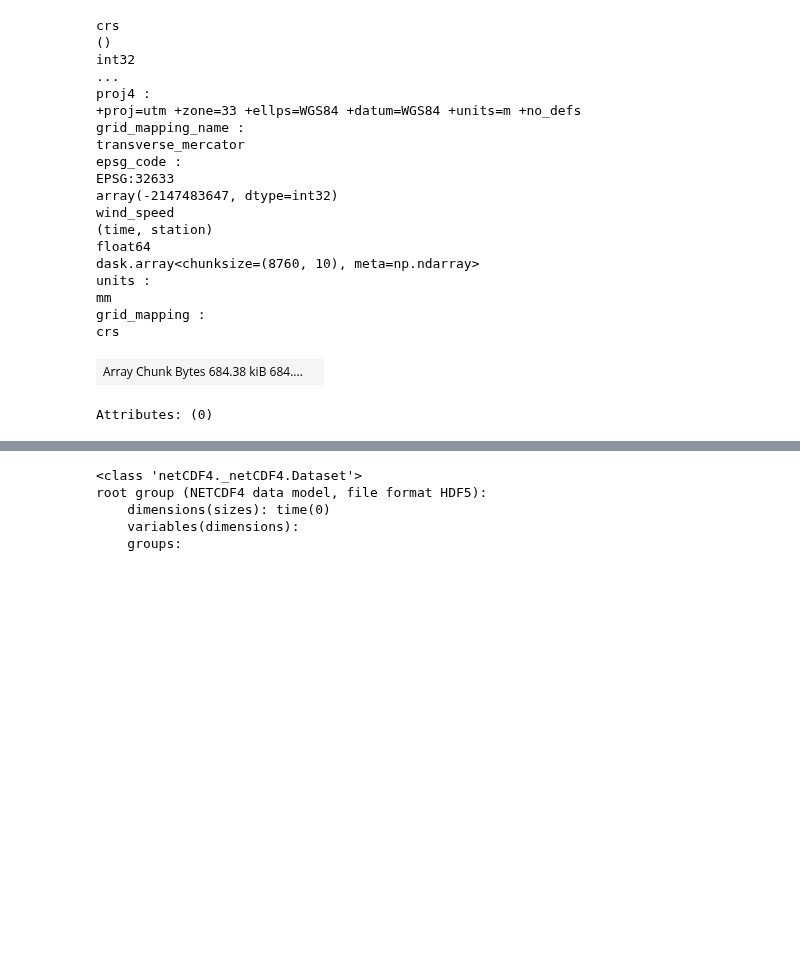
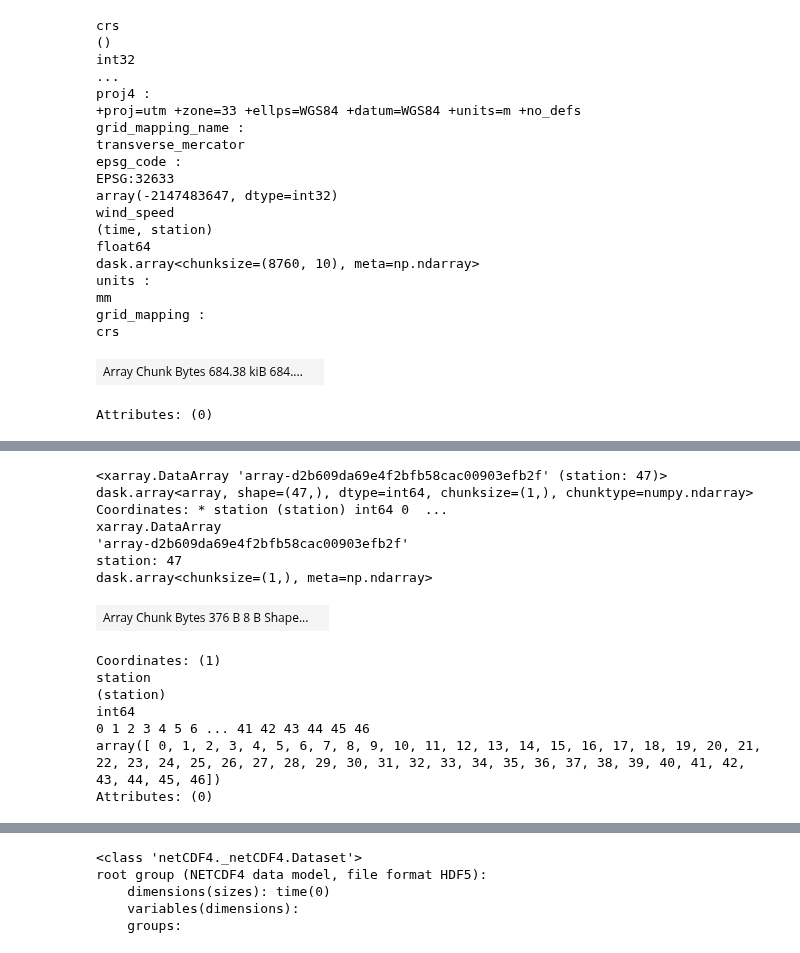
Before and after one commit to jacobqs/MST-Himalaya, a Jupyter notebook: explore_data.ipynb, the cells around one changed output, grey strips where cells are left out. Saved outputs shown, nothing was run; the diff lists cells and outputs as text; code cells hidden in the pictures; blank space fills up the shorter version.

```diff
--- a/explore_data.ipynb
+++ b/explore_data.ipynb
@@ -36,6 +41,7 @@ swdown = xr.open_mfdataset(swdown_path)
 tair = xr.open_mfdataset(tair_path)
 wind = xr.open_mfdataset(wind_path)
 cell_data = xr.open_mfdataset(cell_data_path)
+asurf = xr.open_mfdataset(asurf_path)
 
 discharge_test = xr.open_mfdataset(discharge_test_path)
 relhum_test = xr.open_mfdataset(relhum_test_path)
@@ -158,0 +133,24 @@ The dataset is distributed under the Licence to Use Copernicus Products. The cor
+# %%
+## Make dataset where lat, lon have the same dimensions
+
+asurf = asurf.sel(lon = asurf.lon.values[11:58])
+
+## Extract lat and lon
+
+lon = asurf.lon.values
+lat = asurf.lat.values
+
+
+## Find UTM CRS
+utm_crs_list = query_utm_crs_info(
+    datum_name="WGS 84",
+    area_of_interest=AreaOfInterest(
+        west_lon_degree=np.min(lon),
+        south_lat_degree=np.min(lat),
+        east_lon_degree=np.max(lon),
+        north_lat_degree=np.max(lat),
+    ),
+)
+
+utm_crs = CRS.from_epsg(utm_crs_list[0].code)
+utm_crs
@@ -197,0 +183,6 @@ utms[0]
+# %%
+# Create a meshgrid
+
+lon = asurf.lon.values
+lat = asurf.lat.values
+lonlon, latlat = np.meshgrid(lon, lat)
@@ -197,0 +230,8 @@ utms[0]
+# %%
+stationd = xr.DataArray(
+    data = np.arange(0,len(lon)),
+    dims = ['station'],
+    coords = dict(
+    station = (['station'], np.arange(0,len(lon)),
+    )
+))
@@ -197,0 +247,16 @@ utms[0]
+# %%
+stationd
+# %% [output]
+<xarray.DataArray 'array-d2b609da69e4f2bfb58cac00903efb2f' (station: 47)> dask.array<array, shape=(47,), dtype=int64, chunksize=(1,), chunktype=numpy.ndarray> Coordinates: * station (station) int64 0  ...
+xarray.DataArray
+'array-d2b609da69e4f2bfb58cac00903efb2f'
+station: 47
+dask.array<chunksize=(1,), meta=np.ndarray>
+| Array Chunk Bytes 376 B 8 B Shape... |  |
+Coordinates: (1)
+station
+(station)
+int64
+0 1 2 3 4 5 6 ... 41 42 43 44 45 46
+array([ 0, 1, 2, 3, 4, 5, 6, 7, 8, 9, 10, 11, 12, 13, 14, 15, 16, 17, 18, 19, 20, 21, 22, 23, 24, 25, 26, 27, 28, 29, 30, 31, 32, 33, 34, 35, 36, 37, 38, 39, 40, 41, 42, 43, 44, 45, 46])
+Attributes: (0)
```
Also changed, not shown: parts of 52 cells of this notebook.
